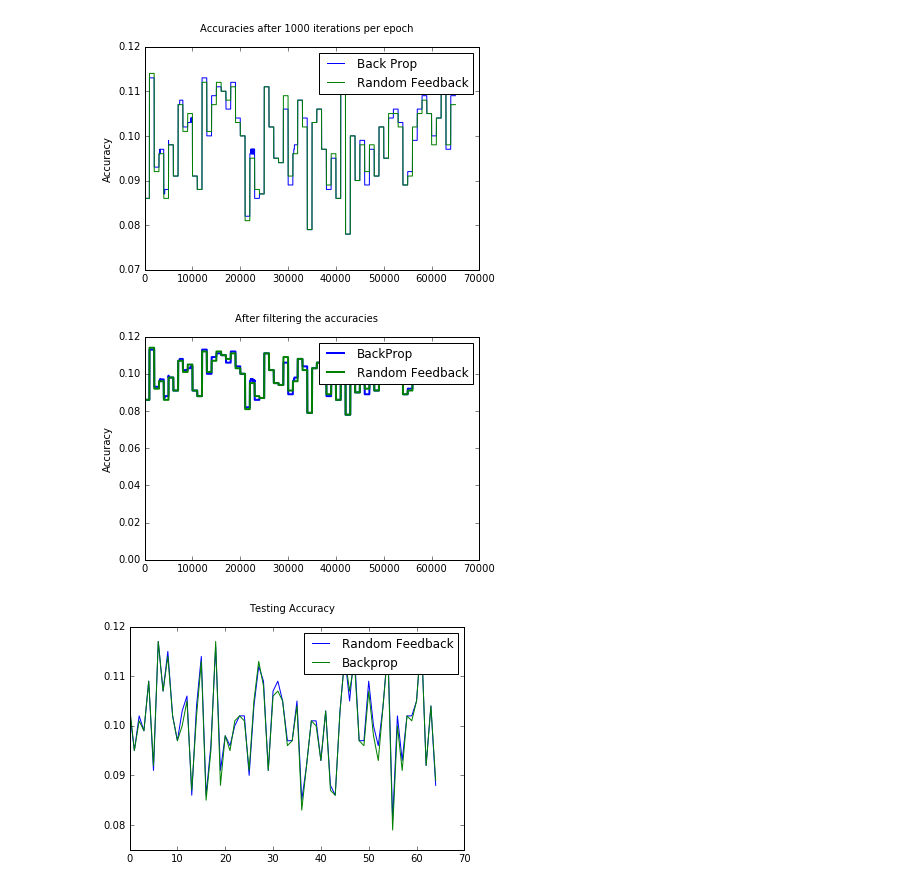
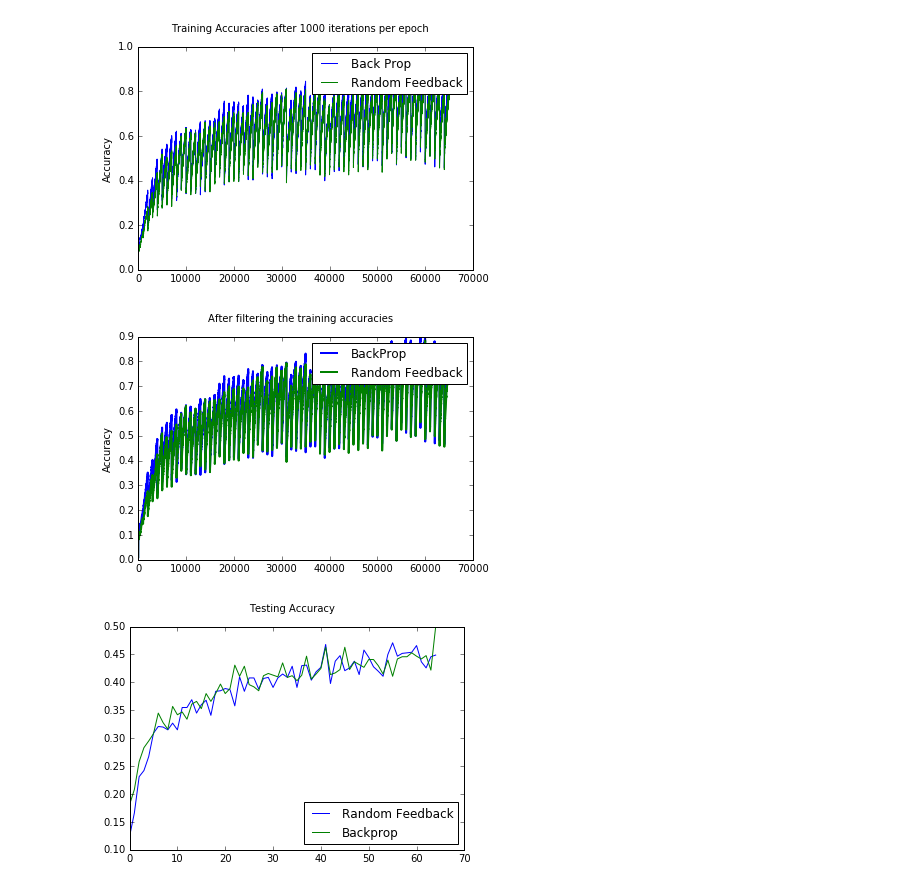
Before and after one commit to prashanth-prakash/Feedback-alignment, a Jupyter notebook: ANALYSIS-CIFAR10(momentum optimizer).ipynb, the cells around one changed output. Drawn from its saved outputs; the diff is of its cells as text; code cells hidden in the pictures.

Commit message:
Changed learning rate to 10^-5 and increased number of epochs to 65

```diff
--- a/ANALYSIS-CIFAR10(momentum optimizer).ipynb
+++ b/ANALYSIS-CIFAR10(momentum optimizer).ipynb
@@ -29,32 +29,32 @@ plt.show()
 plt.plot(acc_bp,label='Back Prop')
 plt.plot(acc_fa,label='Random Feedback')
 plt.ylabel('Accuracy')
-plt.suptitle("Accuracies after 1000 iterations per epoch")
+plt.suptitle("Training Accuracies after 1000 iterations per epoch")
 plt.legend()
 plt.show()
 # %% [output]
-[figure, old version]
+[figure, new version]
 # %%
 n = 10 # the larger n is, the smoother curve will be
 b = [1.0 / n] * n
 a = 1
 yy_bp = lfilter(b,a,acc_bp)
 yy_fa = lfilter(b,a,acc_fa)
 
 plt.plot( yy_bp, linewidth=2, linestyle="-", c="b",label='BackProp')
 
 plt.plot( yy_fa, linewidth=2, linestyle="-", c="g",label='Random Feedback')
-plt.suptitle('After filtering the accuracies')
+plt.suptitle('After filtering the training accuracies')
 plt.legend()
 plt.ylabel('Accuracy')
 plt.show()
 # %% [output]
-[figure, old version]
+[figure, new version]
 # %%
 plt.plot(testing_fa,label='Random Feedback')
 plt.plot(testing_bp,label='Backprop')
 plt.suptitle('Testing Accuracy')
-plt.legend()
+plt.legend(loc='lower right')
 plt.show()
 # %% [output]
-[figure, old version]
+[figure, new version]
```
Also changed, not shown: parts of 2 cells of this notebook, 2 other files.
